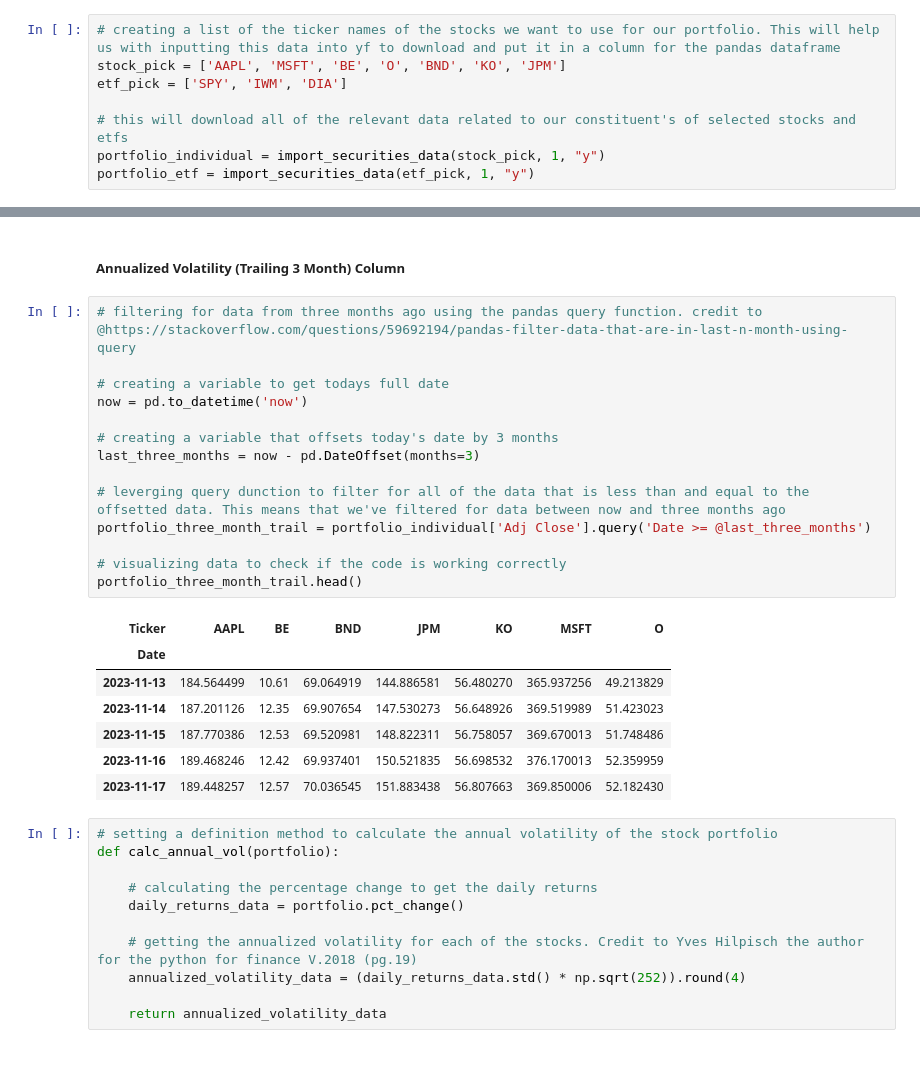
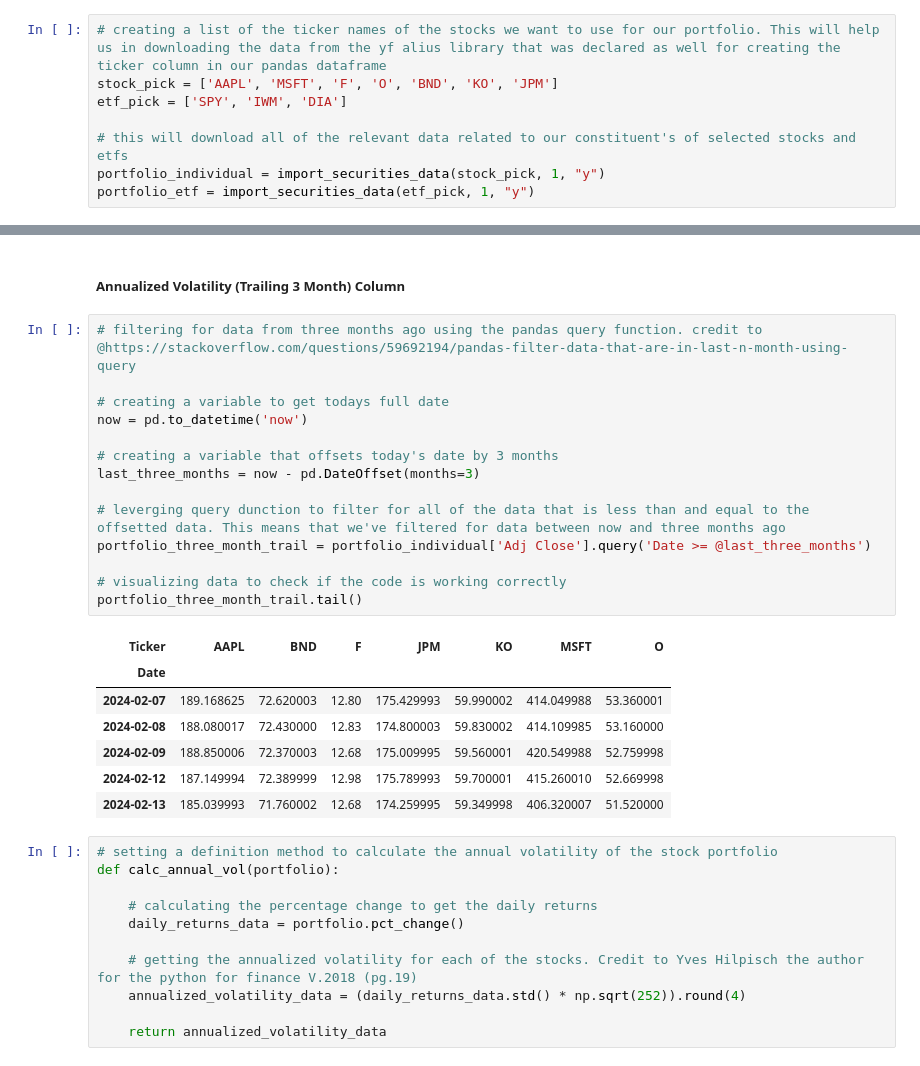
Before and after one commit to CCNY-Analytics-and-Quant/Quant_Fin_CCNY-BIZ-BETZ_Spring_2024_SF_MM_NI, a Jupyter notebook: Portfolio_Analysis_Project/portfolio_analysis_project.ipynb, the cells around one changed output, grey strips where cells are left out. Saved outputs shown, nothing was run; the diff lists cells and outputs as text.

```diff
--- a/Portfolio_Analysis_Project/portfolio_analysis_project.ipynb
+++ b/Portfolio_Analysis_Project/portfolio_analysis_project.ipynb
@@ -48,8 +48,8 @@ def import_securities_data(securities_tickers, enter_time_amount, enter_time_typ
     # this returns all of the securities related historical data utilizing yahoo finance's API
     return yf.download(start= start_date, end= end_date, tickers= securities_tickers)
 # %%
-# creating a list of the ticker names of the stocks we want to use for our portfolio. This will help us with inputting this data into yf to download and put it in a column for the pandas dataframe
-stock_pick = ['AAPL', 'MSFT', 'BE', 'O', 'BND', 'KO', 'JPM']
+# creating a list of the ticker names of the stocks we want to use for our portfolio. This will help us in downloading the data from the yf alius library that was declared as well for creating the ticker column in our pandas dataframe
+stock_pick = ['AAPL', 'MSFT', 'F', 'O', 'BND', 'KO', 'JPM']
 etf_pick = ['SPY', 'IWM', 'DIA']
 
 # this will download all of the relevant data related to our constituent's of selected stocks and etfs
@@ -166,25 +166,25 @@ df
 # %%
 # filtering for data from three months ago using the pandas query function. credit to @https://stackoverflow.com/questions/59692194/pandas-filter-data-that-are-in-last-n-month-using-query
 
 # creating a variable to get todays full date
 now = pd.to_datetime('now')
 
 # creating a variable that offsets today's date by 3 months
 last_three_months = now - pd.DateOffset(months=3)
 
 # leverging query dunction to filter for all of the data that is less than and equal to the offsetted data. This means that we've filtered for data between now and three months ago
 portfolio_three_month_trail = portfolio_individual['Adj Close'].query('Date >= @last_three_months')
 
 # visualizing data to check if the code is working correctly
-portfolio_three_month_trail.head()
+portfolio_three_month_trail.tail()
 # %% [output]
-| Ticker | AAPL | BE | BND | JPM | KO | MSFT | O |
+| Ticker | AAPL | BND | F | JPM | KO | MSFT | O |
 | Date |  |  |  |  |  |  |  |
-| 2023-11-13 | 184.564499 | 10.61 | 69.064919 | 144.886581 | 56.480270 | 365.937256 | 49.213829 |
-| 2023-11-14 | 187.201126 | 12.35 | 69.907654 | 147.530273 | 56.648926 | 369.519989 | 51.423023 |
-| 2023-11-15 | 187.770386 | 12.53 | 69.520981 | 148.822311 | 56.758057 | 369.670013 | 51.748486 |
-| 2023-11-16 | 189.468246 | 12.42 | 69.937401 | 150.521835 | 56.698532 | 376.170013 | 52.359959 |
-| 2023-11-17 | 189.448257 | 12.57 | 70.036545 | 151.883438 | 56.807663 | 369.850006 | 52.182430 |
+| 2024-02-07 | 189.168625 | 72.620003 | 12.80 | 175.429993 | 59.990002 | 414.049988 | 53.360001 |
+| 2024-02-08 | 188.080017 | 72.430000 | 12.83 | 174.800003 | 59.830002 | 414.109985 | 53.160000 |
+| 2024-02-09 | 188.850006 | 72.370003 | 12.68 | 175.009995 | 59.560001 | 420.549988 | 52.759998 |
+| 2024-02-12 | 187.149994 | 72.389999 | 12.98 | 175.789993 | 59.700001 | 415.260010 | 52.669998 |
+| 2024-02-13 | 185.039993 | 71.760002 | 12.68 | 174.259995 | 59.349998 | 406.320007 | 51.520000 |
 # %%
 # setting a definition method to calculate the annual volatility of the stock portfolio
 def calc_annual_vol(portfolio):
```
Also changed, not shown: parts of 39 cells of this notebook.
